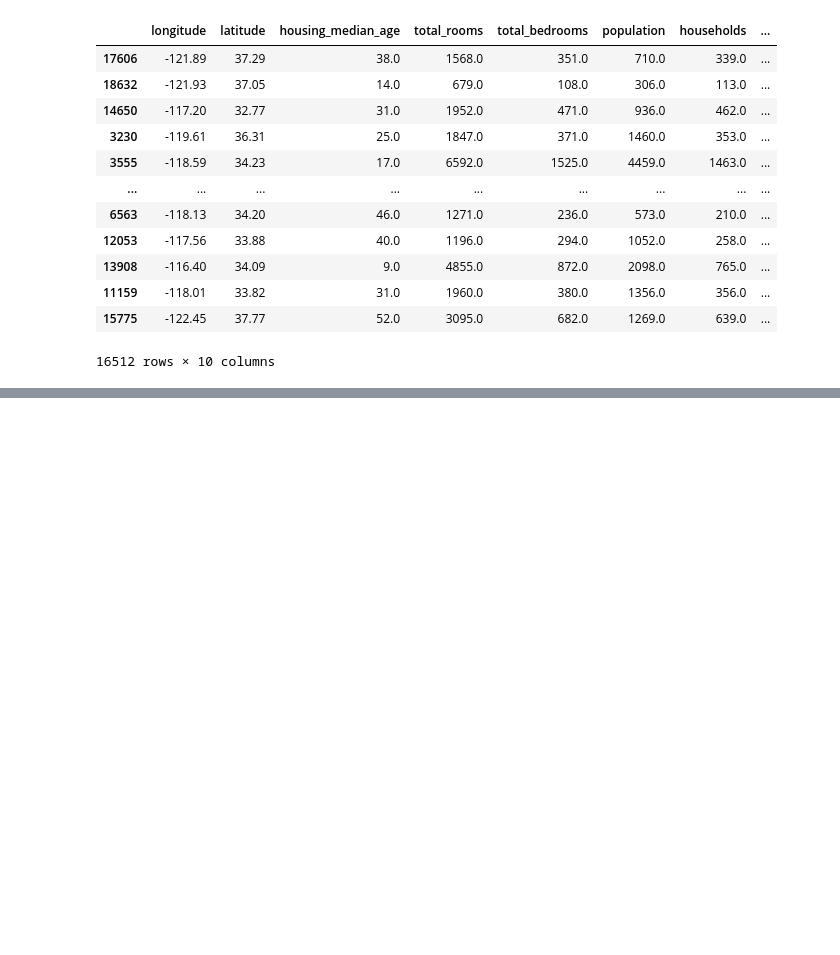
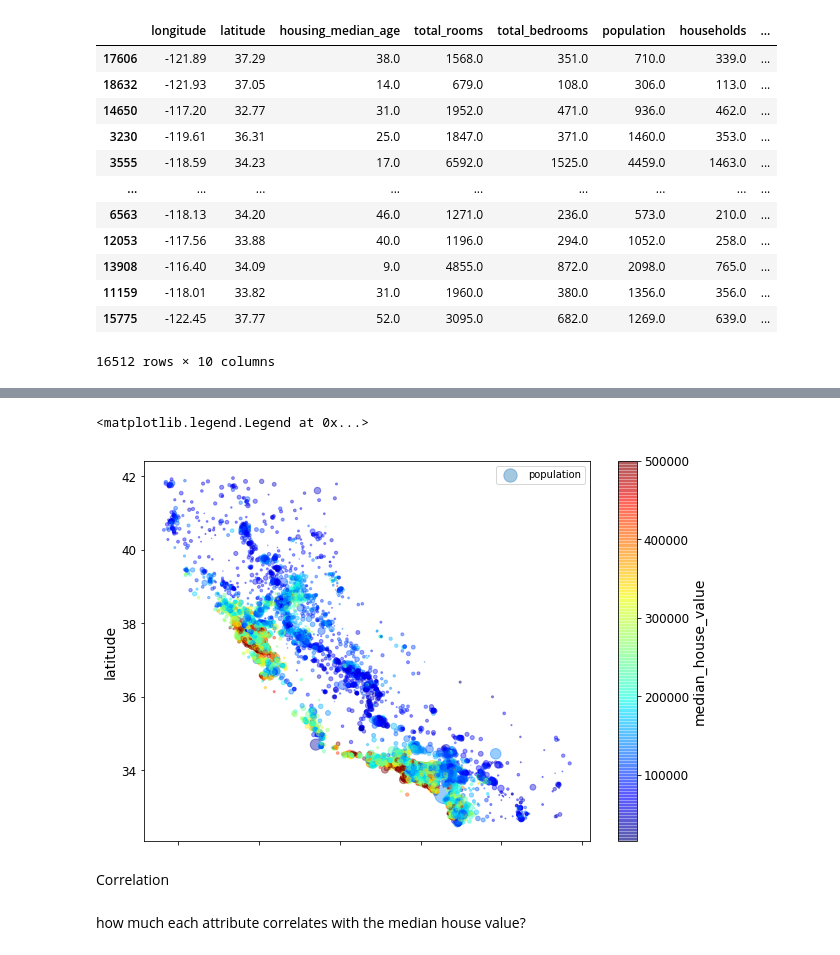
Before and after one commit to MasudHaider/Hands-on-ML, a Jupyter notebook: End_to_end_Machine_Learning_project.ipynb, the cells around one changed output, grey strips where cells are left out. Cells and saved outputs as stored; diff of their text form; code cells hidden in the pictures; blank space fills up the shorter version.

```diff
--- a/End_to_end_Machine_Learning_project.ipynb
+++ b/End_to_end_Machine_Learning_project.ipynb
@@ -321,0 +322,13 @@ strat_train_set
+# %%
+# radius of each circle represents the district’s population (option s)
+# color represents the price (option c)
+
+housing.plot(kind="scatter", x="longitude", y="latitude", alpha=0.4,
+             s = housing["population"]/100, label="population", figsize=(10,7),
+             c="median_house_value", cmap=plt.get_cmap("jet"), colorbar=True,)
+plt.legend()
+# %% [output]
+<matplotlib.legend.Legend at 0x...>
+[figure, added]
+# %% [markdown]
+Correlation
@@ -321,0 +337,3 @@ strat_train_set
+# %% [markdown]
+how much each attribute correlates with the median house
+value?
```
Also changed, not shown: parts of 16 cells of this notebook.
